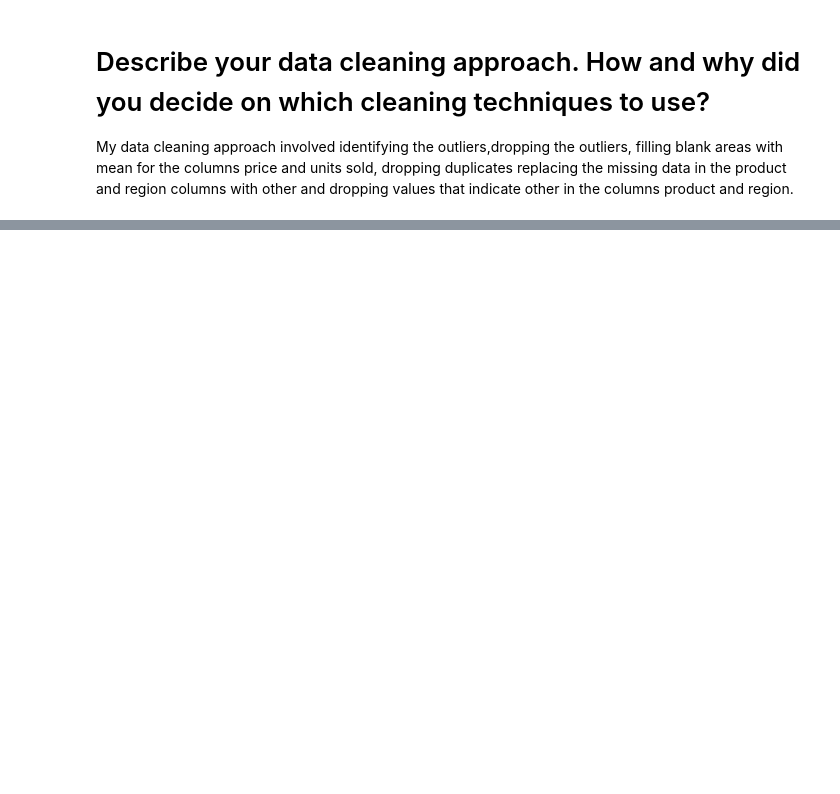
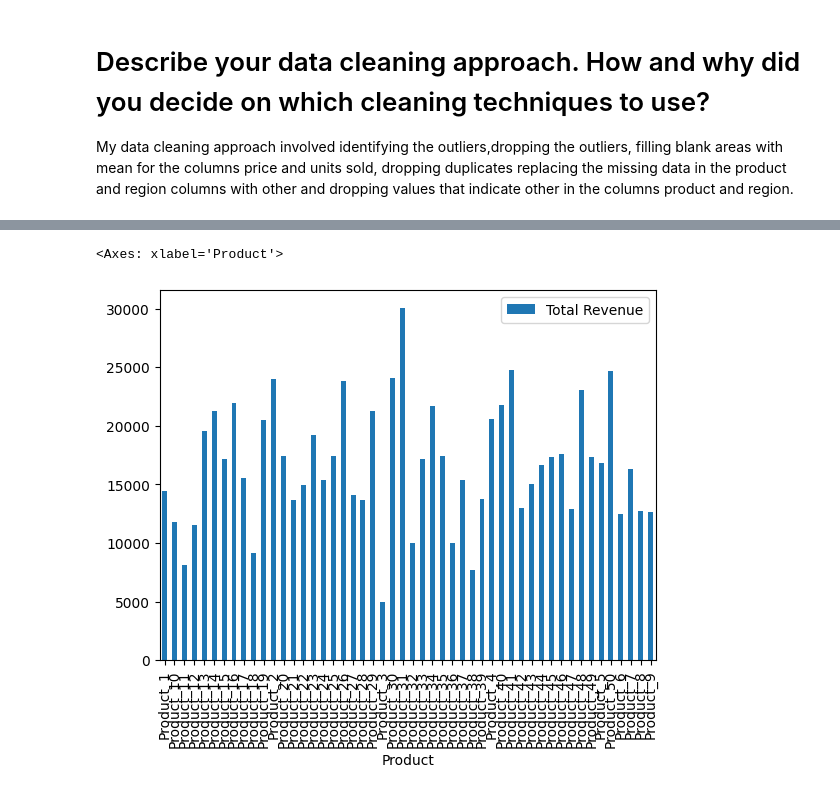
Before and after one commit to pmalviyaa/schulich_data_science, a Jupyter notebook: Assignment 1.ipynb, the cells around one changed output, grey strips where cells are left out. Saved outputs shown, nothing was run; the diff lists cells and outputs as text; code cells hidden in the pictures; blank space fills up the shorter version.

```diff
--- a/Assignment 1.ipynb
+++ b/Assignment 1.ipynb
@@ -178,0 +180,6 @@ dftemp Distribution (scipy):  nan
+# %%
+df_Product=df[["Product", "Total Revenue"]]
+df_Product.groupby("Product").sum().plot(kind="bar")
+# %% [output]
+<Axes: xlabel='Product'>
+[figure, added]
```
Also changed, not shown: parts of 13 cells of this notebook.
